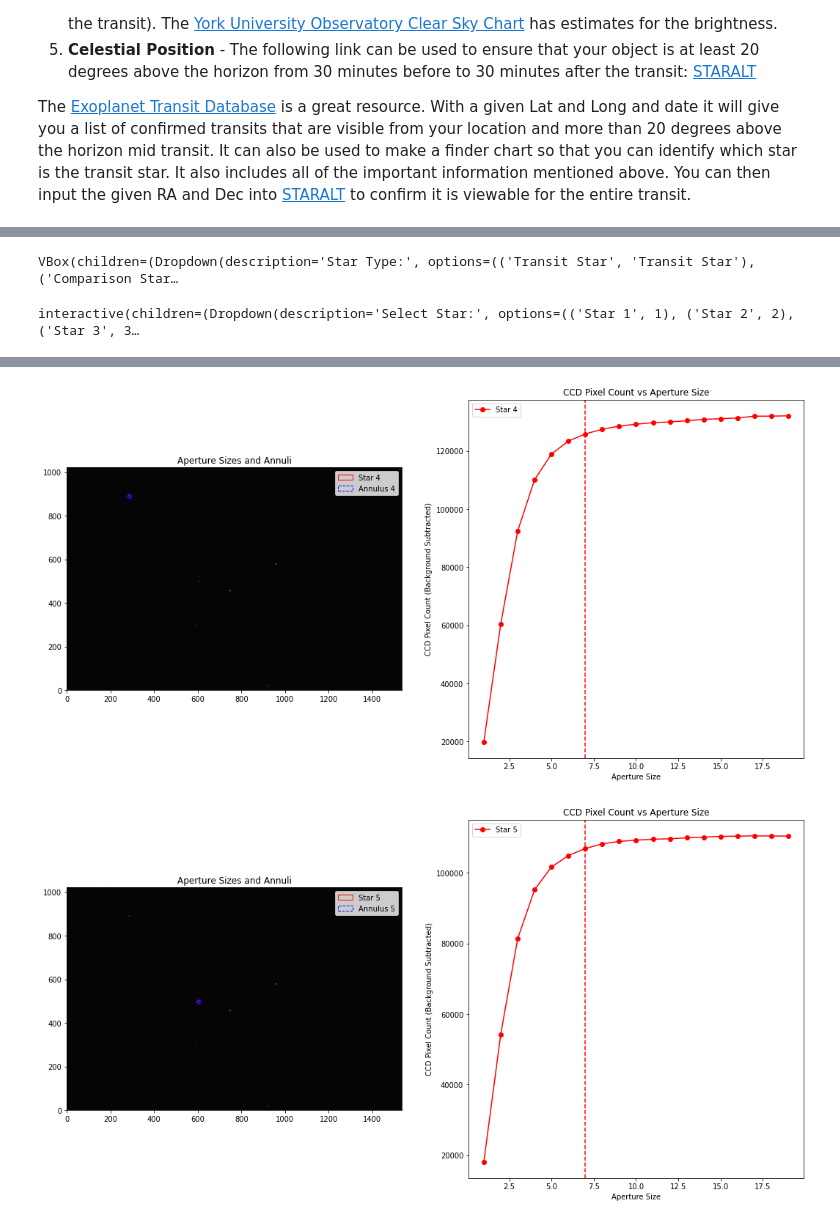
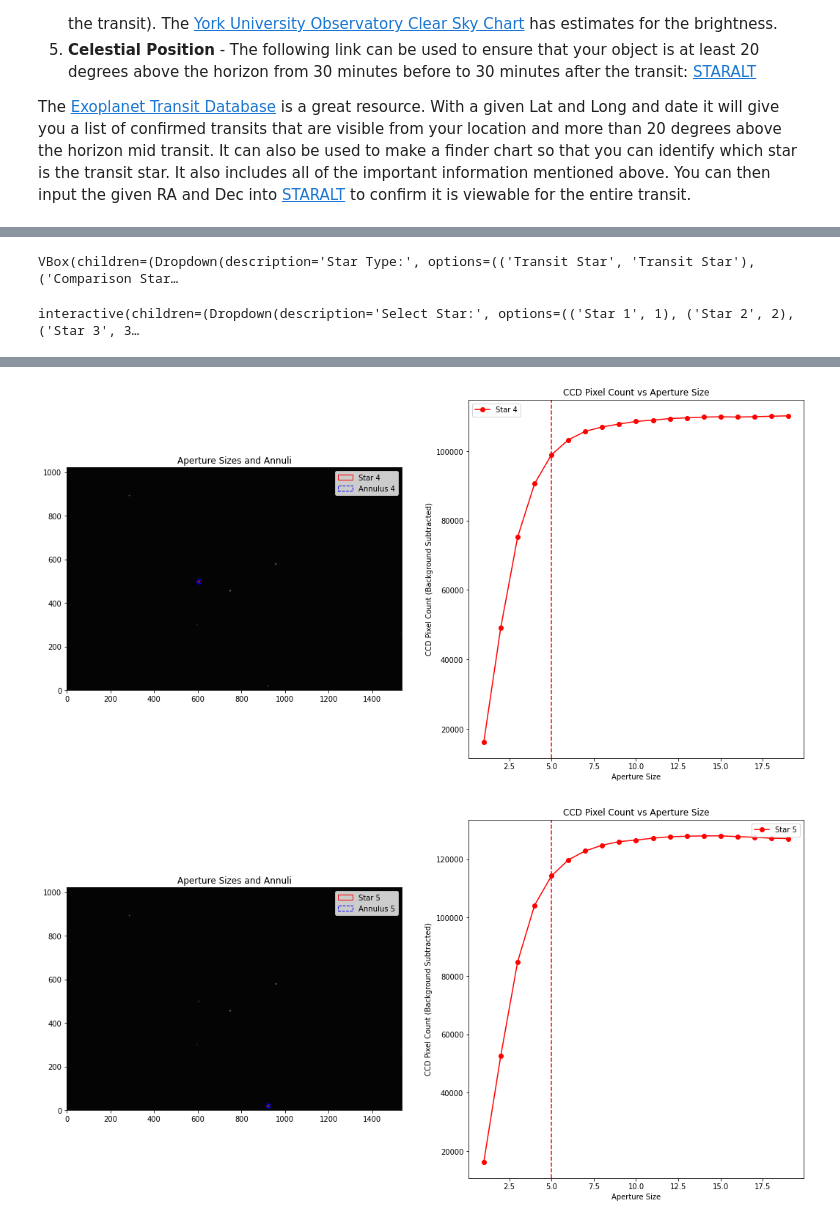
Before and after one commit to aidenweatherbee/ExoplanetTransitProcessing, a Jupyter notebook: TransitProcessing.ipynb, the cells around one changed output, grey strips where cells are left out. Cells and saved outputs as stored; diff of their text form; code cells hidden in the pictures.

```diff
--- a/TransitProcessing.ipynb
+++ b/TransitProcessing.ipynb
@@ -410,9 +367,9 @@ class ApertureTest:
 # Perform the test on a single image file
 aperture_test = ApertureTest()
 aperture_sizes = np.arange(1, 20, 1)
-annulus_radii = (2, 6)
-aperture_test.perform_test("D:\\TransitResearch\\2024-05-31\\calibrated_images\\HAT-P-27_LIGHT_R_19s_BIN2_-10C_021_20240601_001737_918_PA116.04.fit", aperture_sizes, annulus_radii)
-#aperture_test.perform_test("D:\\TransitResearch\\EXOTIC_sampledata-1.0.0\\EXOTIC_sampledata-1.0.0\\HatP32Dec202017\\HATP-32171220013343.fits", aperture_sizes)
+annulus_radii = (2, 7)
+aperture_test.perform_test("D:\\TransitResearch\\2024-05-31\\calibrated_images\\HAT-P-27_LIGHT_R_19s_BIN2_-10C_006_20240601_001039_981_PA116.06.fit", aperture_sizes, annulus_radii)
+#aperture_test.perform_test("D:\\TransitResearch\\2024-05-31\\calibrated_TOI\\TOI_1131.01_LIGHT_R_3s_BIN2_-10C_001_20240531_222507_053_PA7.83.fit", aperture_sizes, annulus_radii)
 
 # To access the selected stars list:
 selected_stars = aperture_test.get_selected_stars()
@@ -429,2 +386,2 @@ interactive(children=(Dropdown(description='Select Star:', options=(('Star 1', 1
-[figure, old version]
+[figure, new version]
-[figure, old version]
+[figure, new version]
```
Also changed, not shown: parts of 13 cells of this notebook, 4 other files.
